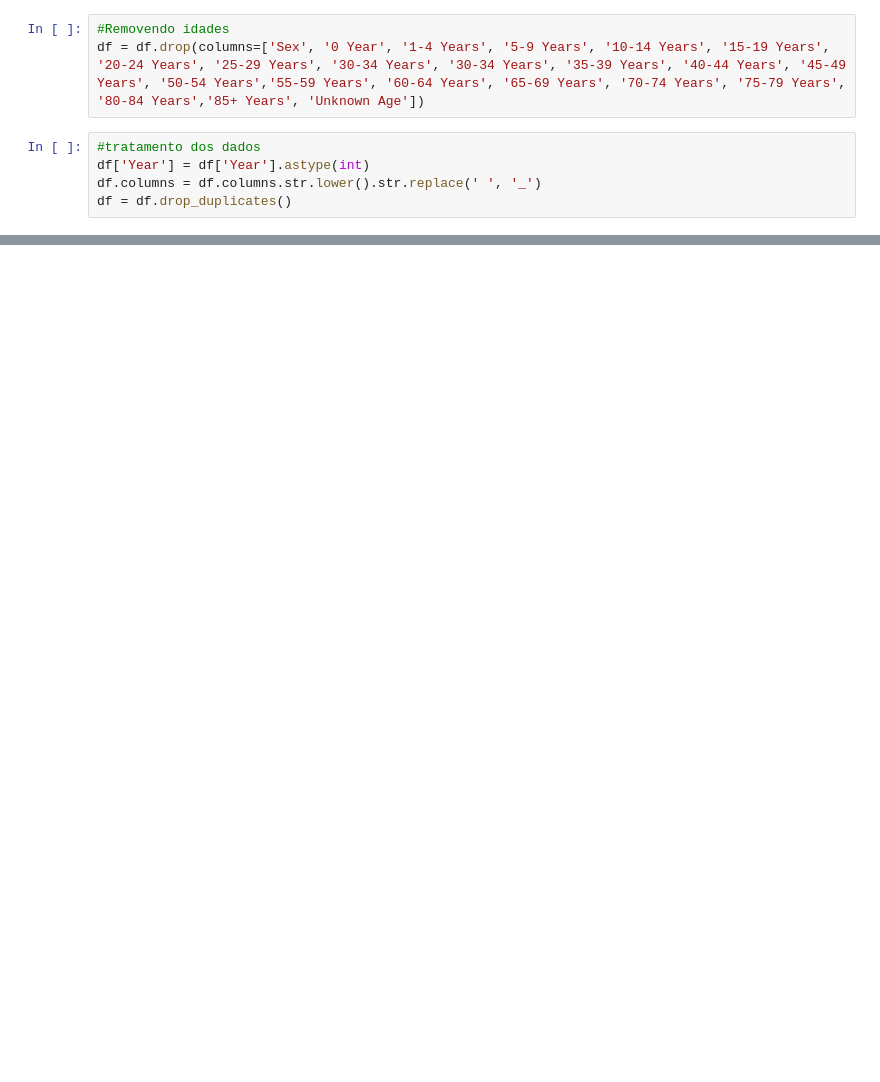
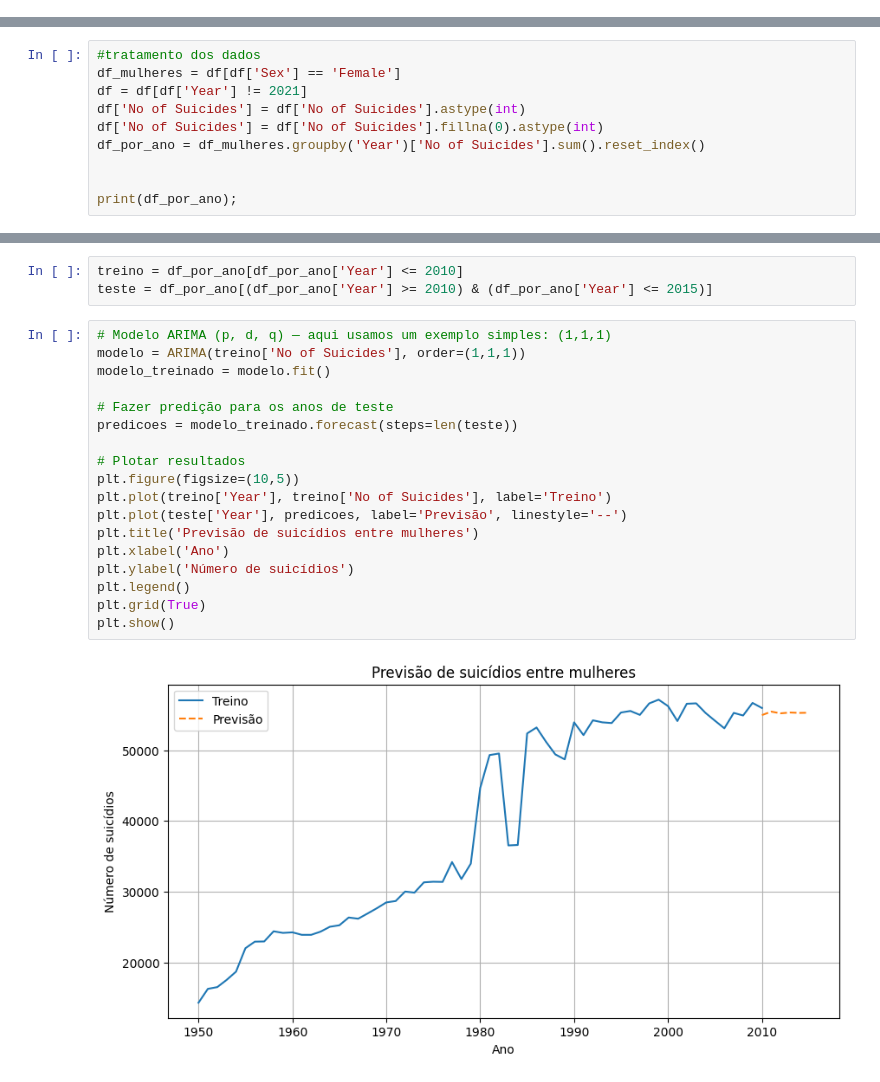
Before and after one commit to beajdkjj/machine-learning, a Jupyter notebook: suicide_data_predict.ipynb, the cells around one changed output, grey strips where cells are left out. Cells and saved outputs as stored; diff of their text form; blank space fills up the shorter version.

```diff
--- a/suicide_data_predict.ipynb
+++ b/suicide_data_predict.ipynb
@@ -28,8 +30,0 @@ dtype: object
-# %%
-#Removendo idades
-df = df.drop(columns=['Sex', '0 Year', '1-4 Years', '5-9 Years', '10-14 Years', '15-19 Years', '20-24 Years', '25-29 Years', '30-34 Years', '30-34 Years', '35-39 Years', '40-44 Years', '45-49 Years', '50-54 Years','55-59 Years', '60-64 Years', '65-69 Years', '70-74 Years', '75-79 Years', '80-84 Years','85+ Years', 'Unknown Age'])
-# %%
-#tratamento dos dados
-df['Year'] = df['Year'].astype(int)
-df.columns = df.columns.str.lower().str.replace(' ', '_')
-df = df.drop_duplicates()
@@ -35,0 +35,10 @@ df = df.drop_duplicates()
+# %%
+#tratamento dos dados
+df_mulheres = df[df['Sex'] == 'Female']
+df = df[df['Year'] != 2021]
+df['No of Suicides'] = df['No of Suicides'].astype(int)
+df['No of Suicides'] = df['No of Suicides'].fillna(0).astype(int)
+df_por_ano = df_mulheres.groupby('Year')['No of Suicides'].sum().reset_index()
+
+
+print(df_por_ano);
@@ -35,0 +60,23 @@ df = df.drop_duplicates()
+# %%
+treino = df_por_ano[df_por_ano['Year'] <= 2010]
+teste = df_por_ano[(df_por_ano['Year'] >= 2010) & (df_por_ano['Year'] <= 2015)]
+# %%
+# Modelo ARIMA (p, d, q) — aqui usamos um exemplo simples: (1,1,1)
+modelo = ARIMA(treino['No of Suicides'], order=(1,1,1))
+modelo_treinado = modelo.fit()
+
+# Fazer predição para os anos de teste
+predicoes = modelo_treinado.forecast(steps=len(teste))
+
+# Plotar resultados
+plt.figure(figsize=(10,5))
+plt.plot(treino['Year'], treino['No of Suicides'], label='Treino')
+plt.plot(teste['Year'], predicoes, label='Previsão', linestyle='--')
+plt.title('Previsão de suicídios entre mulheres')
+plt.xlabel('Ano')
+plt.ylabel('Número de suicídios')
+plt.legend()
+plt.grid(True)
+plt.show()
+# %% [output]
+[figure, added]
```
Also changed, not shown: parts of 6 cells of this notebook.
